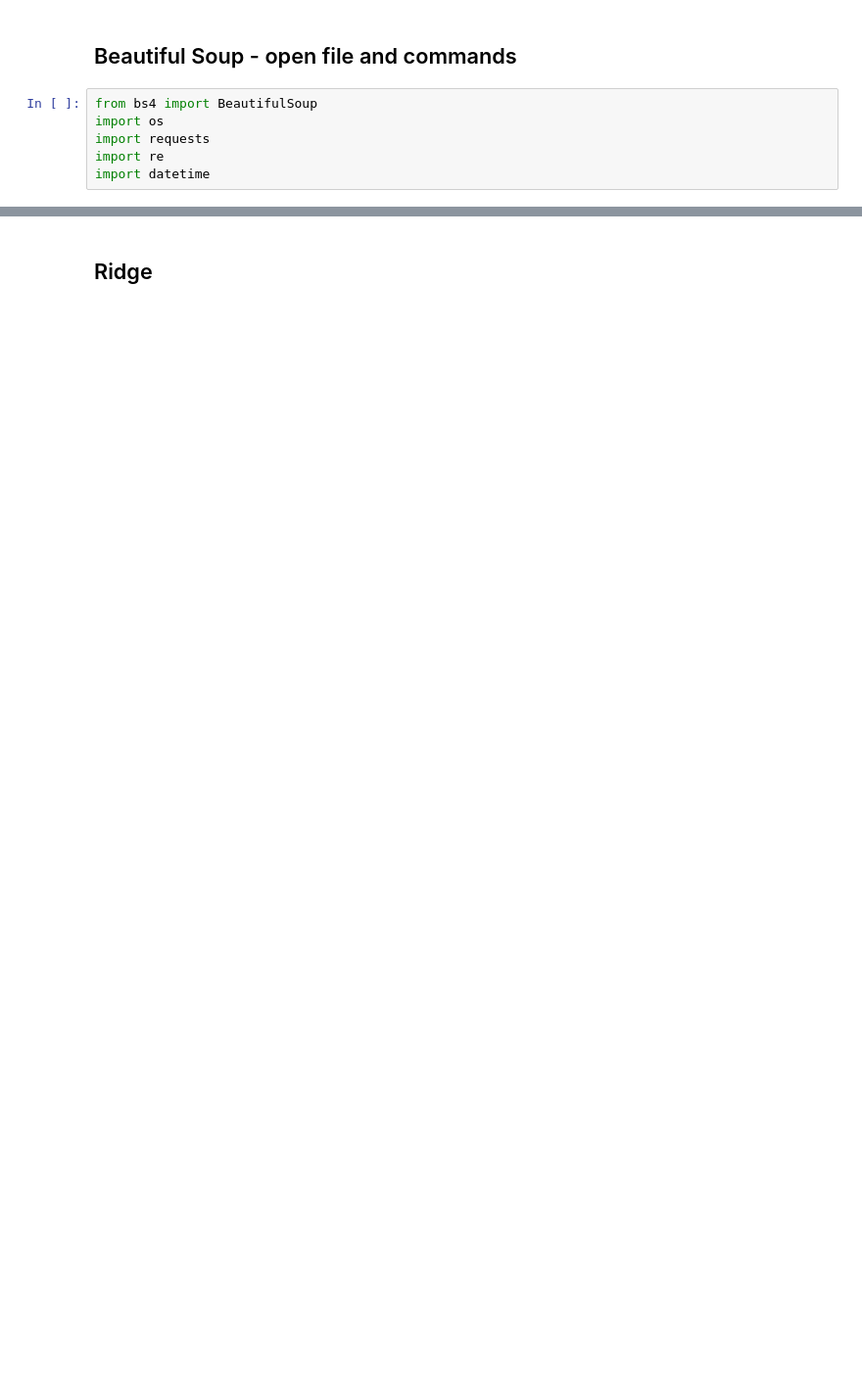
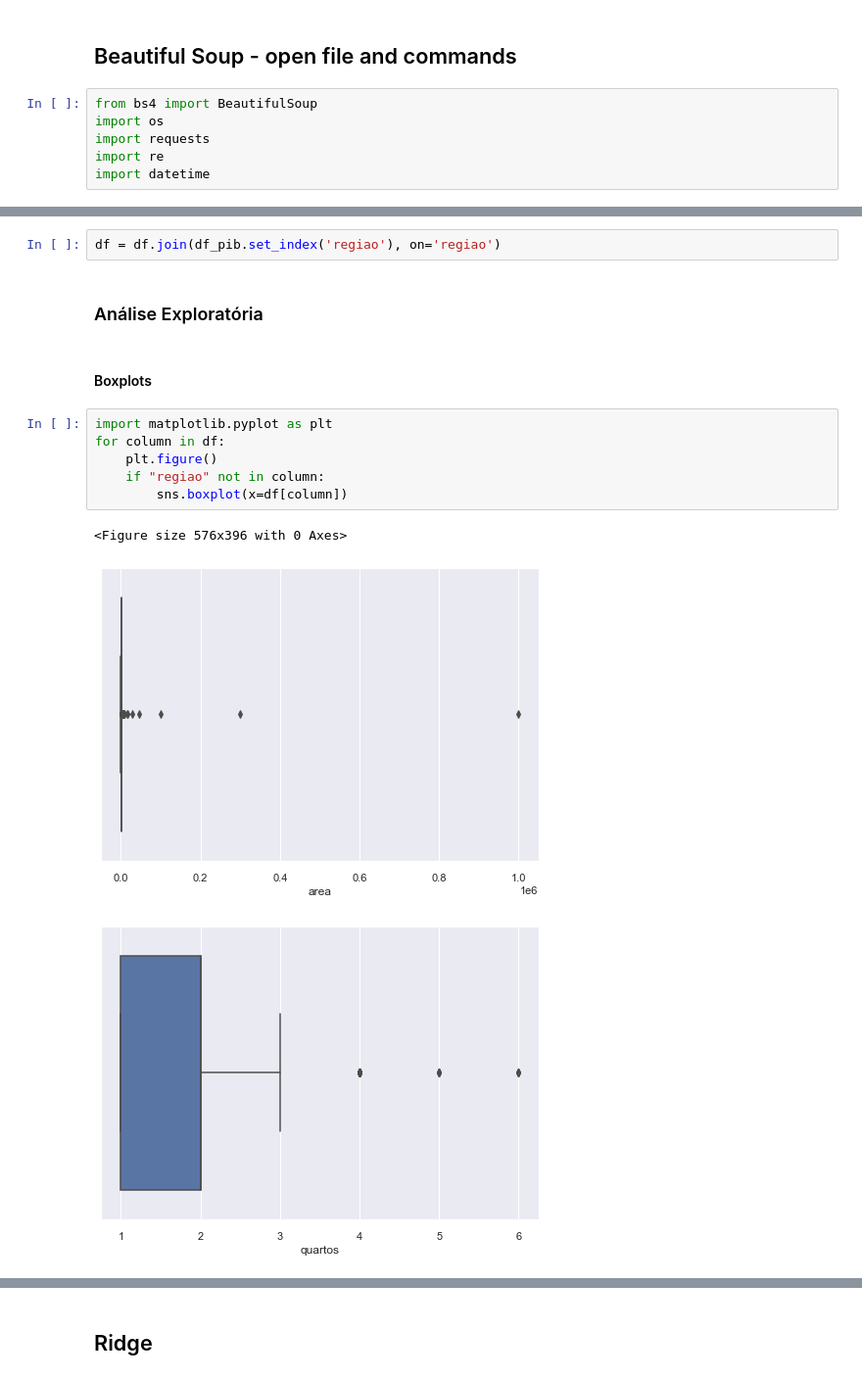
Before and after one commit to 1990LFLF/tcc-ml, a Jupyter notebook: teste.ipynb, the cells around one changed output, grey strips where cells are left out. Shown: that part at 98% size. Saved outputs shown, nothing was run; the diff lists cells and outputs as text; blank space fills up the shorter version.

```diff
--- a/teste.ipynb
+++ b/teste.ipynb
@@ -162,0 +210,16 @@ memory usage: 60.9+ KB
+# %%
+df = df.join(df_pib.set_index('regiao'), on='regiao')
+# %% [markdown]
+### Análise Exploratória
+# %% [markdown]
+#### Boxplots
+# %%
+import matplotlib.pyplot as plt
+for column in df:
+    plt.figure()
+    if "regiao" not in column:
+        sns.boxplot(x=df[column])
+# %% [output]
+<Figure size 576x396 with 0 Axes>
+[figure, added]
+[figure, added]
```
Also changed, not shown: parts of 45 cells of this notebook, 55 other files.
